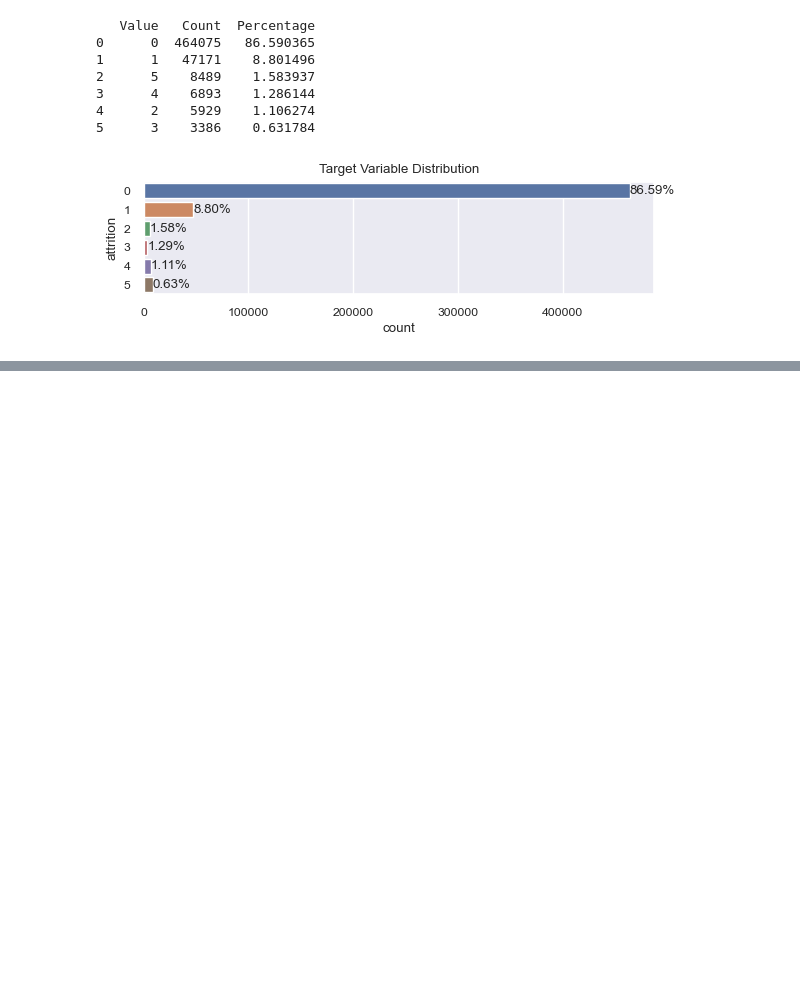
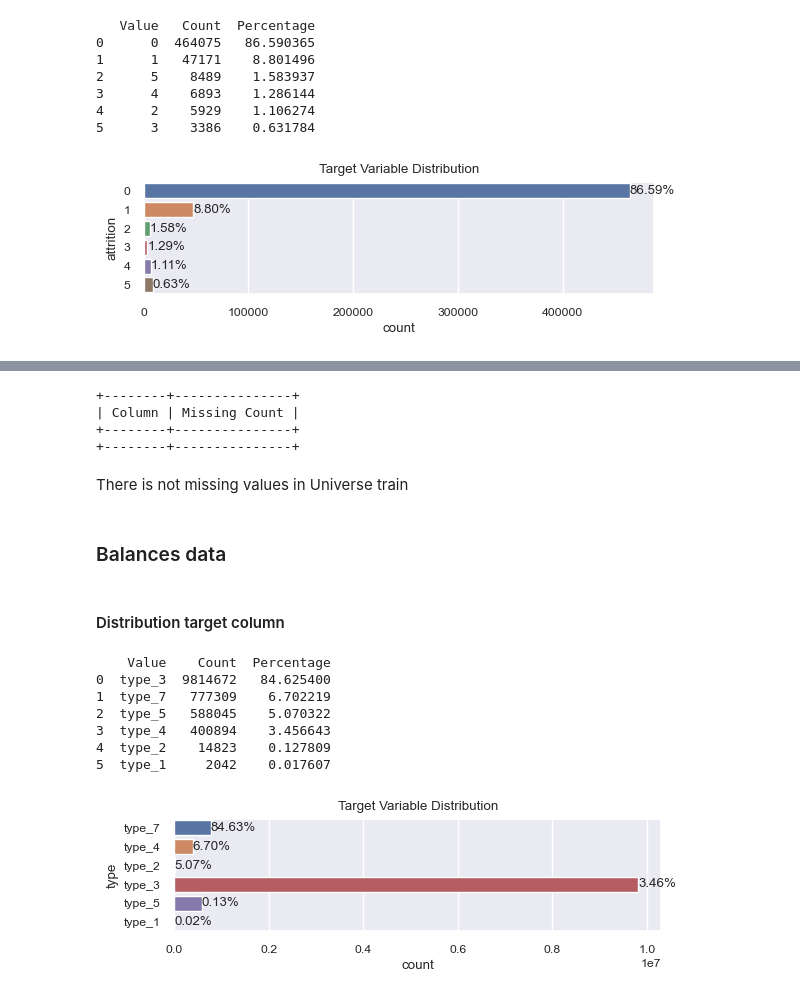
Before and after one commit to tutecode/bbva-data-challenge-2023, a Jupyter notebook: src/eda.ipynb, the cells around one changed output, grey strips where cells are left out. Cells and saved outputs as stored; diff of their text form; code cells hidden in the pictures; blank space fills up the shorter version.

```diff
--- a/src/eda.ipynb
+++ b/src/eda.ipynb
@@ -444,0 +497,25 @@ plot.plot_target_variable_distribution(universe_train, "attrition")
+# %%
+plot.display_missing_values(universe_train)
+#plot.plot_missing_data(universe_train)
+# %% [output]
++--------+---------------+
+| Column | Missing Count |
++--------+---------------+
++--------+---------------+
+# %% [markdown]
+There is not missing values in Universe train
+# %% [markdown]
+### Balances data
+# %% [markdown]
+#### Distribution target column
+# %%
+plot.plot_target_variable_distribution(balances, "type")
+# %% [output]
+    Value    Count  Percentage
+0  type_3  9814672   84.625400
+1  type_7   777309    6.702219
+2  type_5   588045    5.070322
+3  type_4   400894    3.456643
+4  type_2    14823    0.127809
+5  type_1     2042    0.017607
+[figure, added]
```
Also changed, not shown: parts of 14 cells of this notebook, 1 other file.
